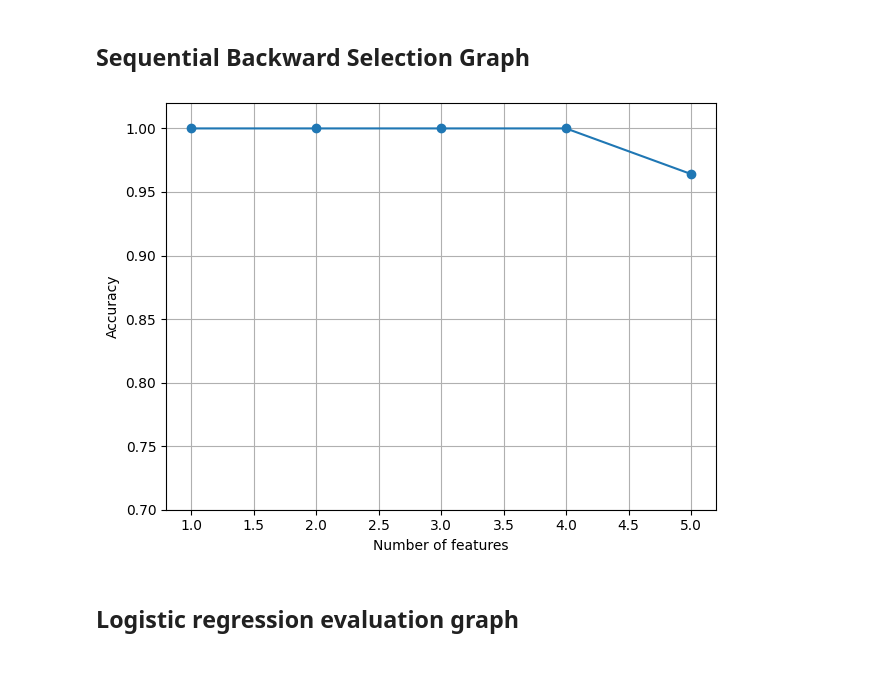
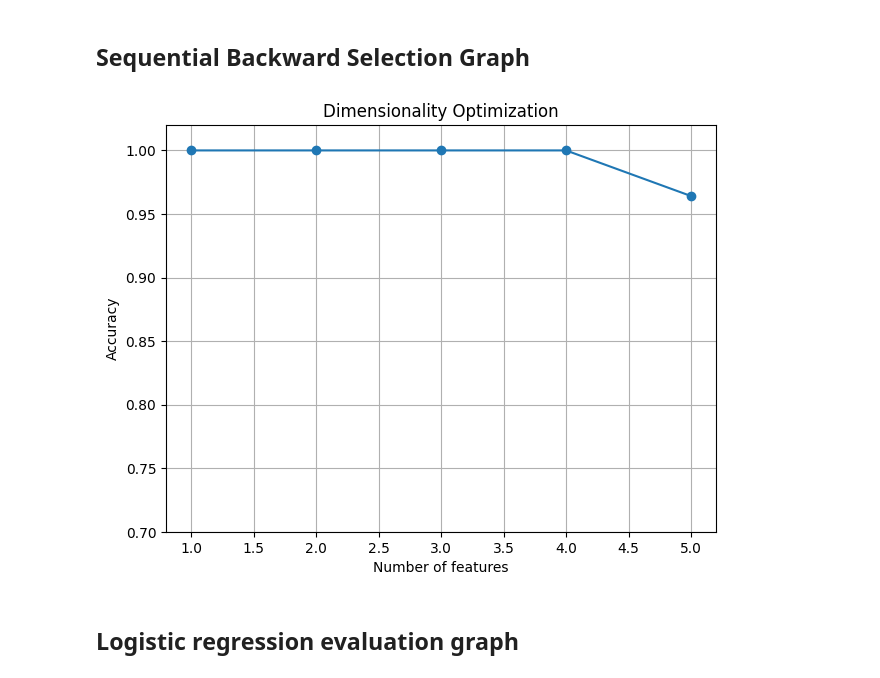
Before and after one commit to JFSOFML/USF_IEX_Git, a Jupyter notebook: Titanic_DataSet/Titanic_Dataset.ipynb, the cells around one changed output. Cells and saved outputs as stored; diff of their text form; code cells hidden in the pictures.

```diff
--- a/Titanic_DataSet/Titanic_Dataset.ipynb
+++ b/Titanic_DataSet/Titanic_Dataset.ipynb
@@ -471,34 +472,35 @@ class SBS:
 
     def _calc_score(self, X_train, y_train, X_test, y_test, indices):
         self.estimator.fit(X_train[:, indices], y_train)
         y_pred = self.estimator.predict(X_test[:, indices])
         score = self.scoring(y_test, y_pred)
         return score
 
 # My pre-split data
 # renamed actual training and testing feature and label sets
 X_train = train_features_norm  # normalized training features
 y_train = train_labels         # Training labels
 X_test = test_features_norm    # Normalized testing features
 y_test = test_labels           # Testing labels
 
 # Using Logistic Regression with SBS
 lr = LogisticRegression()
 sbs = SBS(lr, k_features=1)
 sbs.fit(X_train, y_train, X_test, y_test)  # Pass both training and testing data
 
 # Plotting performance of feature subsets
 k_feat = [len(k) for k in sbs.subsets_]
 plt.plot(k_feat, sbs.scores_, marker='o')
 plt.ylim([0.7, 1.02])  # I can adjust this based on my accuracy range
 plt.ylabel('Accuracy')
 plt.xlabel('Number of features')
 plt.grid()
 plt.tight_layout()
+plt.title("Dimensionality Optimization")
 plt.show()
 # @ 4 features there is a "Point of diminishing returns"
 # %% [output]
-[figure, old version]
+[figure, new version]
 # %% [markdown]
 ## Logistic regression evaluation graph
 # %%
```
Also changed, not shown: parts of 1 cell of this notebook, 6 other files.
